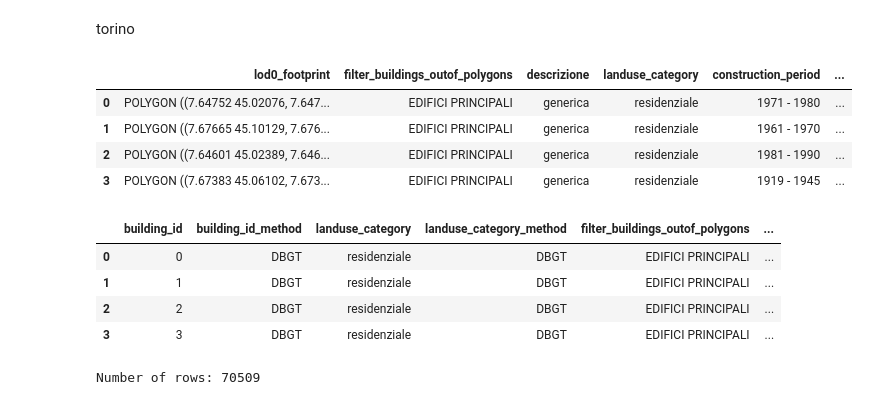
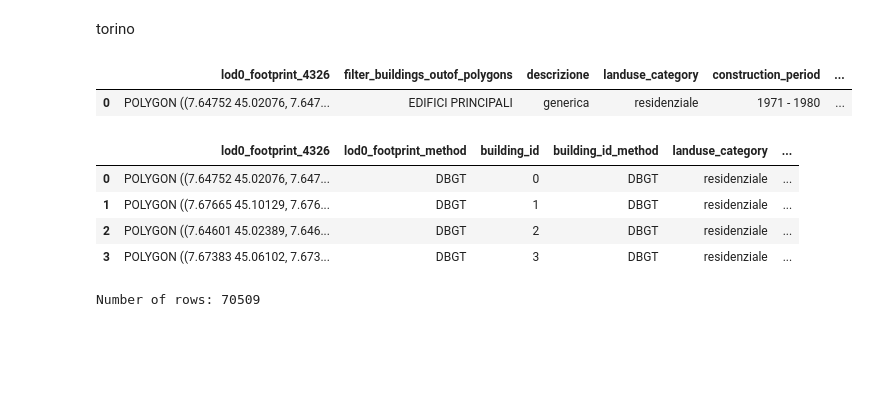
Before and after one commit to energycenterlab/CIM_wizard, a Jupyter notebook: env_info_modeler/core_logic/env_gdf.ipynb, the cells around one changed output. Saved outputs shown, nothing was run; the diff lists cells and outputs as text; code cells hidden in the pictures; blank space fills up the shorter version.

Commit message:
env_info_modeler updated to extrude point table

```diff
--- a/env_info_modeler/core_logic/env_gdf.ipynb
+++ b/env_info_modeler/core_logic/env_gdf.ipynb
@@ -677,5 +677,5 @@ buildings_with_addresses.head(4)
 # %%
-buildings_with_addresses.rename(columns={"geometry": "lod0_footprint",
+buildings_with_addresses.rename(columns={"geometry": "lod0_footprint_4326",
     "categoria_uso": "landuse_category",
     "epoca_costruzione": "construction_period",
     "numero_piani": "floor_count_raw",
@@ -691,7 +691,7 @@ torino_express=buildings_with_addresses.drop(columns=[
     "transito",
 ])
 
-torino_express.head(4)
+torino_express.head(1)
 # %% [output]
 |  | lod0_footprint | filter_buildings_outof_polygons | descrizione | landuse_category | construction_period | ... |
 | 0 | POLYGON ((7.64752 45.02076, 7.647... | EDIFICI PRINCIPALI | generica | residenziale | 1971 - 1980 | ... |
@@ -713,3 +710,7 @@ torino_express["ground_elevation_method"] = "DBGT"
 torino_express["building_id_method"] = "DBGT"
 torino_express["addresses_method"] = "civici_202211.csv"
 torino_express["number_of_addresses_method"] = "assign_addresses_to_buildings"
+# %%
+torino_express.rename(columns={"lod0_footprint": "lod0_footprint_4326",}, inplace=True)
+
+torino_express.head(1)
@@ -751,15 +755,13 @@ You're right that it's vague. What gruppo actually encodes is whether the featur
 # %% [markdown]
 torino
 # %%
-torino_express.head(4)
+torino_express.head(1)
 # %% [output]
-|  | lod0_footprint | filter_buildings_outof_polygons | descrizione | landuse_category | construction_period | ... |
+|  | lod0_footprint_4326 | filter_buildings_outof_polygons | descrizione | landuse_category | construction_period | ... |
 | 0 | POLYGON ((7.64752 45.02076, 7.647... | EDIFICI PRINCIPALI | generica | residenziale | 1971 - 1980 | ... |
-| 1 | POLYGON ((7.67665 45.10129, 7.676... | EDIFICI PRINCIPALI | generica | residenziale | 1961 - 1970 | ... |
-| 2 | POLYGON ((7.64601 45.02389, 7.646... | EDIFICI PRINCIPALI | generica | residenziale | 1981 - 1990 | ... |
-| 3 | POLYGON ((7.67383 45.06102, 7.673... | EDIFICI PRINCIPALI | generica | residenziale | 1919 - 1945 | ... |
 # %%
-order = ["building_id", "building_id_method",
+order = ["lod0_footprint_4326", "lod0_footprint_method",
+"building_id", "building_id_method",
 "landuse_category", "landuse_category_method",
 "filter_buildings_outof_polygons", "filter_buildings_outof_polygons_method",
 "construction_period", "construction_period_method",
@@ -775,11 +777,11 @@ order = ["building_id", "building_id_method",
 torino_express = torino_express[order]
 torino_express.head(4)
 # %% [output]
-|  | building_id | building_id_method | landuse_category | landuse_category_method | filter_buildings_outof_polygons | ... |
-| 0 | 0 | DBGT | residenziale | DBGT | EDIFICI PRINCIPALI | ... |
-| 1 | 1 | DBGT | residenziale | DBGT | EDIFICI PRINCIPALI | ... |
-| 2 | 2 | DBGT | residenziale | DBGT | EDIFICI PRINCIPALI | ... |
-| 3 | 3 | DBGT | residenziale | DBGT | EDIFICI PRINCIPALI | ... |
+|  | lod0_footprint_4326 | lod0_footprint_method | building_id | building_id_method | landuse_category | ... |
+| 0 | POLYGON ((7.64752 45.02076, 7.647... | DBGT | 0 | DBGT | residenziale | ... |
+| 1 | POLYGON ((7.67665 45.10129, 7.676... | DBGT | 1 | DBGT | residenziale | ... |
+| 2 | POLYGON ((7.64601 45.02389, 7.646... | DBGT | 2 | DBGT | residenziale | ... |
+| 3 | POLYGON ((7.67383 45.06102, 7.673... | DBGT | 3 | DBGT | residenziale | ... |
 # %%
 number_of_buildings = len(torino_express)
 print(f"Number of rows: {number_of_buildings}")
```
Also changed, not shown: parts of 33 cells of this notebook, 3 other files.
